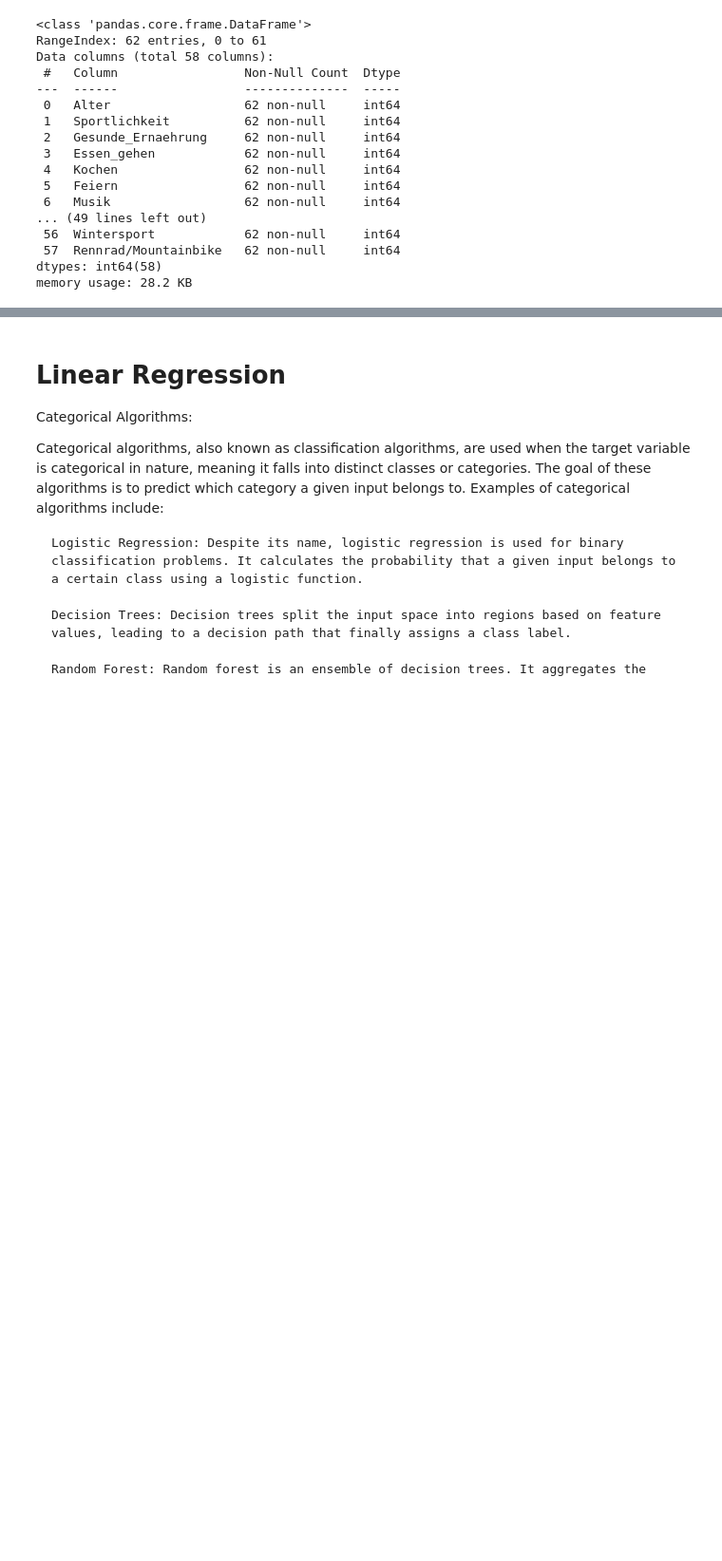
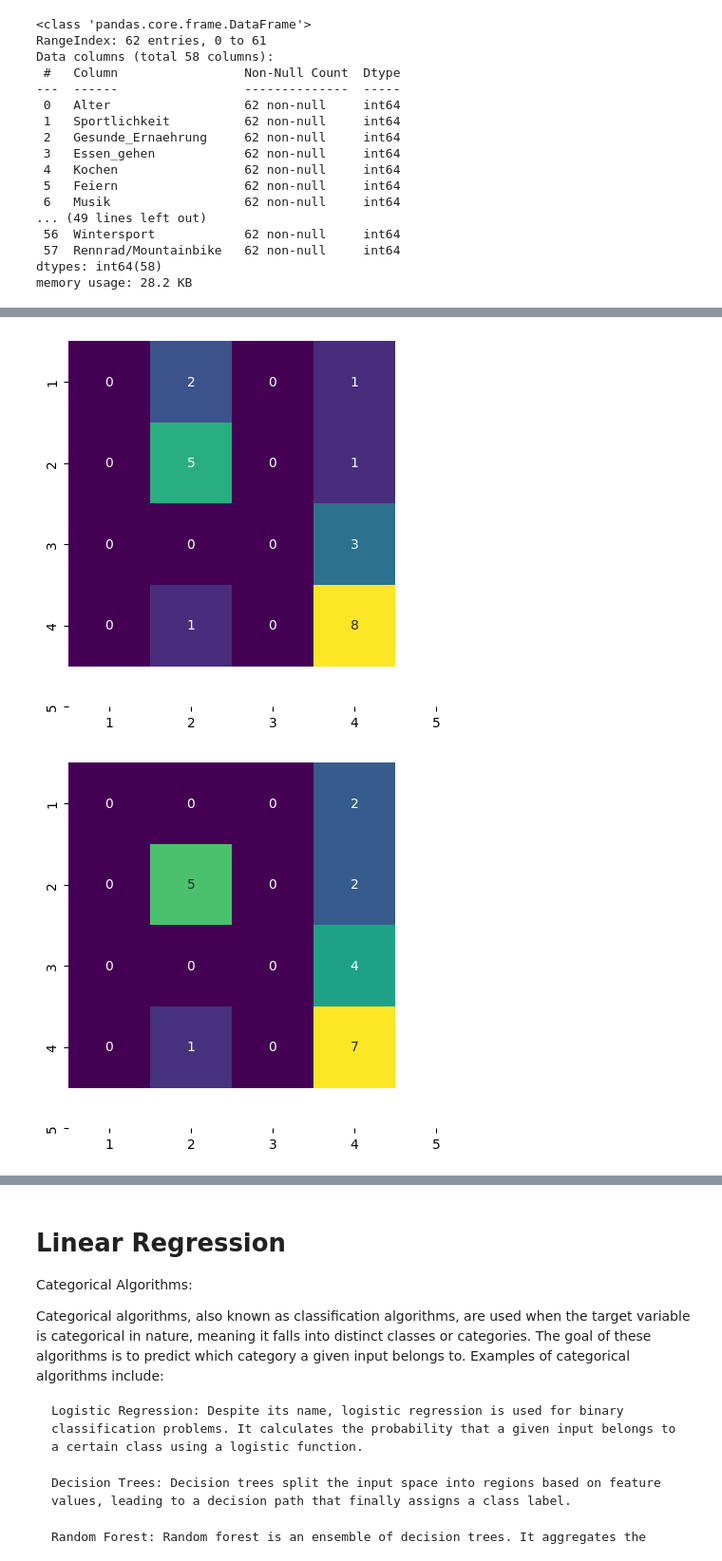
Before and after one commit to JulianCatnip/StudentMatcher, a Jupyter notebook: 05_MachineLearning.ipynb, the cells around one changed output, grey strips where cells are left out. Shown at 95% size. Saved outputs shown, nothing was run; the diff lists cells and outputs as text; code cells hidden in the pictures; blank space fills up the shorter version.

Commit message:
machine learning

```diff
--- a/05_MachineLearning.ipynb
+++ b/05_MachineLearning.ipynb
@@ -363,0 +272,22 @@ Index(['Alter', 'Sportlichkeit', 'Gesunde_Ernaehrung', 'Essen_gehen', 'Kochen',
+# %%
+#Grid Search for best hyperparameters
+
+forest_classifier = RandomForestClassifier()
+grid = GridSearchCV(estimator=forest_classifier,
+                   param_grid={
+                       'max_depth': [1, 3, 5, 7, 10, 15],
+                       'n_estimators': [50, 70, 100, 120]
+                   },
+                   cv=3,
+                    refit="MAE",
+                   verbose=2)
+
+scaler = StandardScaler().fit(X)
+X_train_class_scaled = pd.DataFrame(scaler.transform(X), columns=X.columns)
+
+#X_train_class_scaled_np = X_train_class_scaled.to_numpy()
+
+grid.fit(X_train_class_scaled, y)
+print("Best Parameters:", grid.best_params_)
+print("Best Score:", grid.best_score_)
+pd.DataFrame(grid.cv_results_)
@@ -363,0 +329,25 @@ Index(['Alter', 'Sportlichkeit', 'Gesunde_Ernaehrung', 'Essen_gehen', 'Kochen',
+# %%
+# Machine Leanring Model DecisionTreeClassifier
+forest_class = RandomForestClassifier(max_depth=3, n_estimators=100, random_state=0)
+
+# Cross Validation for test-splits
+skfolds = StratifiedKFold(n_splits=3)
+
+for train_index, test_index in skfolds.split(X_train_class_scaled, y):
+    X_train, X_test = X_train_class_scaled.iloc[train_index], X_train_class_scaled.iloc[test_index]
+    y_train, y_test = y.iloc[train_index], y.iloc[test_index]
+    # machine learning model training and evaluation code here
+    # X_train, y_train for training and X_test, y_test for testing/validation
+
+    forest_class.fit(X_train, y_train)
+    y_class_predicted = forest_class.predict(X_test)
+
+    fig, ax = plt.subplots(figsize=(5, 5))
+
+    sb.heatmap(confusion_matrix(y_test, y_class_predicted),
+           annot=True, cmap="viridis", cbar=False,
+           xticklabels=kneighbor_classifier.classes_,
+           yticklabels=kneighbor_classifier.classes_)
+# %% [output]
+[figure, added]
+[figure, added]
```
Also changed, not shown: parts of 25 cells of this notebook, 1 other file.
